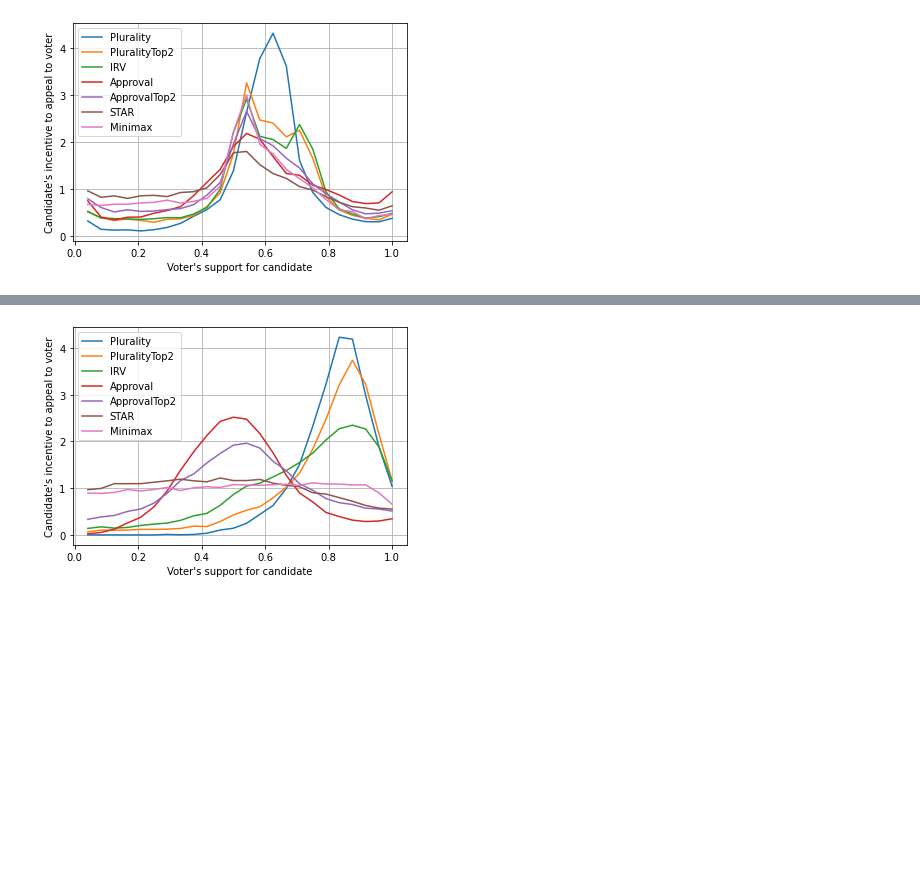
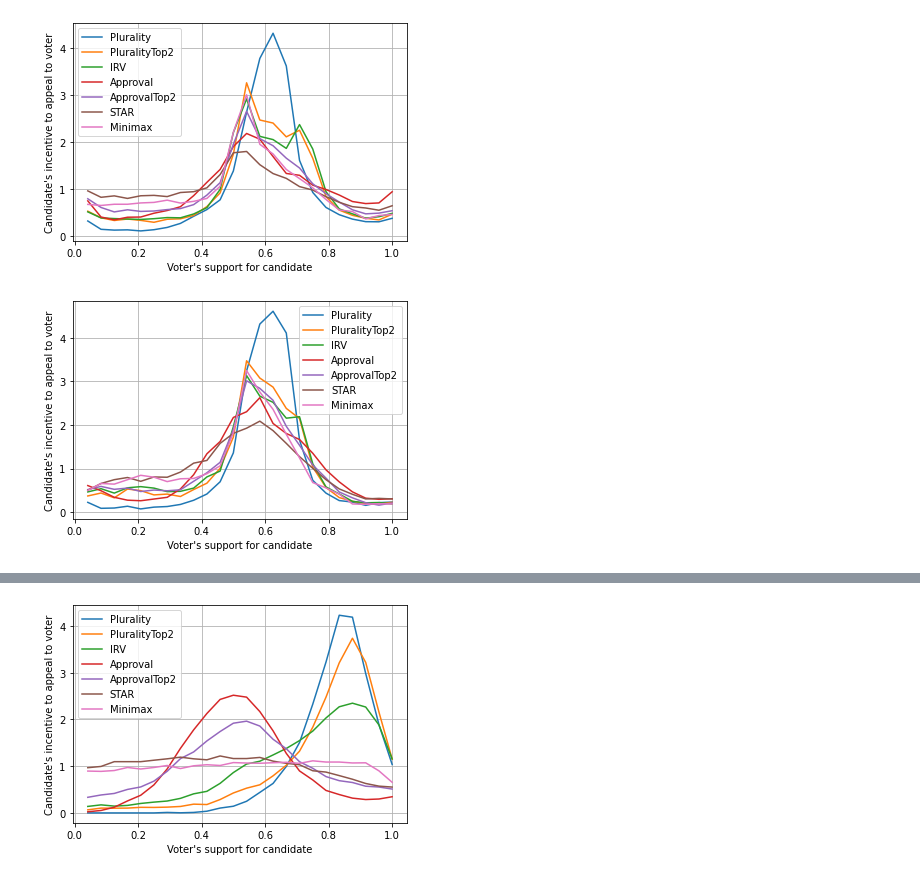
Before and after one commit to electionscience/vse-sim, a Jupyter notebook: CIDresultsgen.ipynb, the cells around one changed output, grey strips where cells are left out. Saved outputs shown, nothing was run; the diff lists cells and outputs as text; code cells hidden in the pictures; blank space fills up the shorter version.

```diff
--- a/CIDresultsgen.ipynb
+++ b/CIDresultsgen.ipynb
@@ -55,3 +55,10 @@ sw3.saveFile("sw3", False)
 sw3.chart()
 # %% [output]
 [figure]
+# %%
+sw3dim = CID(DimModel(ndims=3, dimWeights=[1,1,1]), [Plurality, PluralityTop2, IRV, (Approval, Approval.zeroInfoBallot), (ApprovalTop2, ApprovalTop2.zeroInfoBallot), STAR, Minimax],
+          72, 3, 5000)
+sw3dim.saveFile("sw3dim", False)
+sw3dim.chart()
+# %% [output]
+[figure, added]
```
Also changed, not shown: parts of 3 cells of this notebook, 16 other files.
